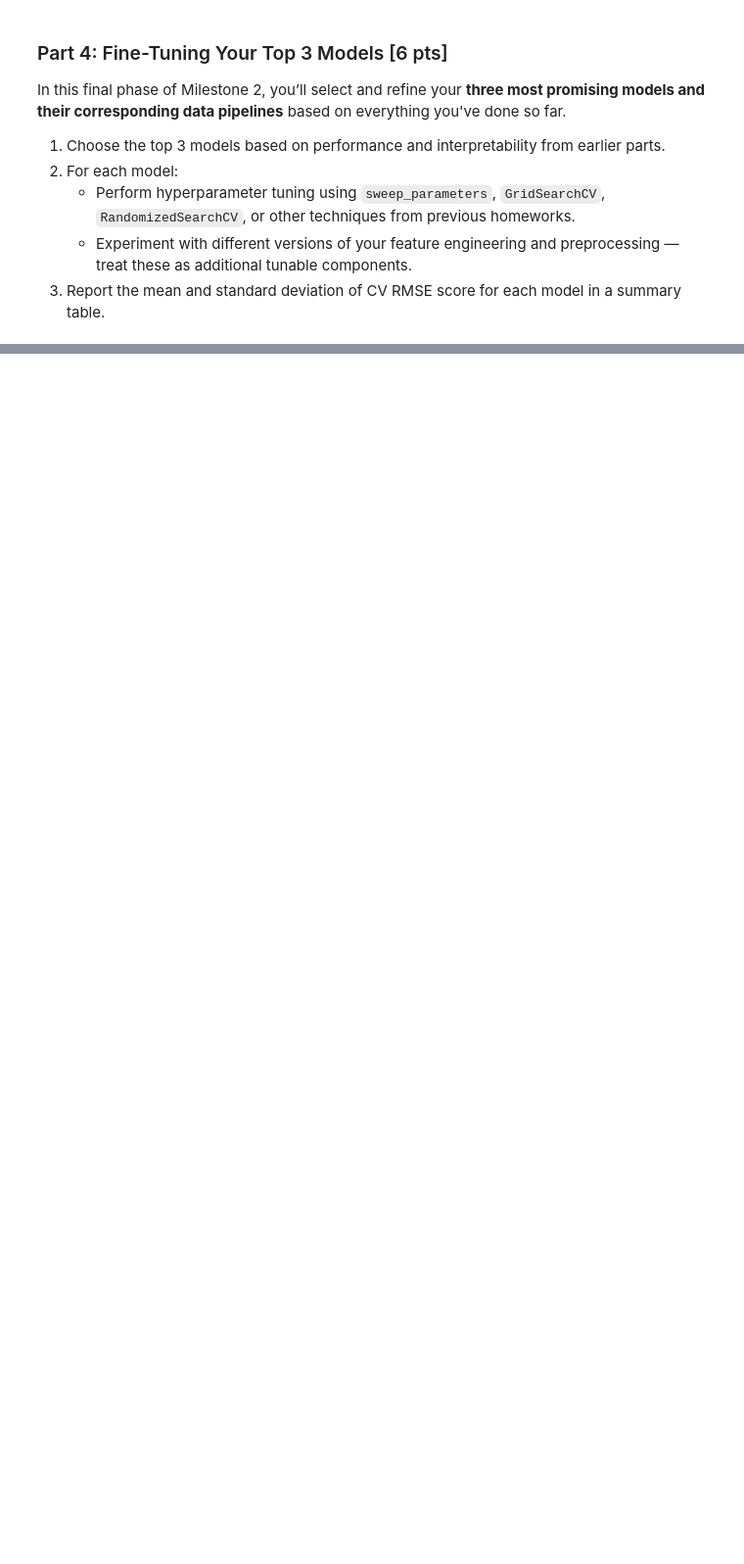
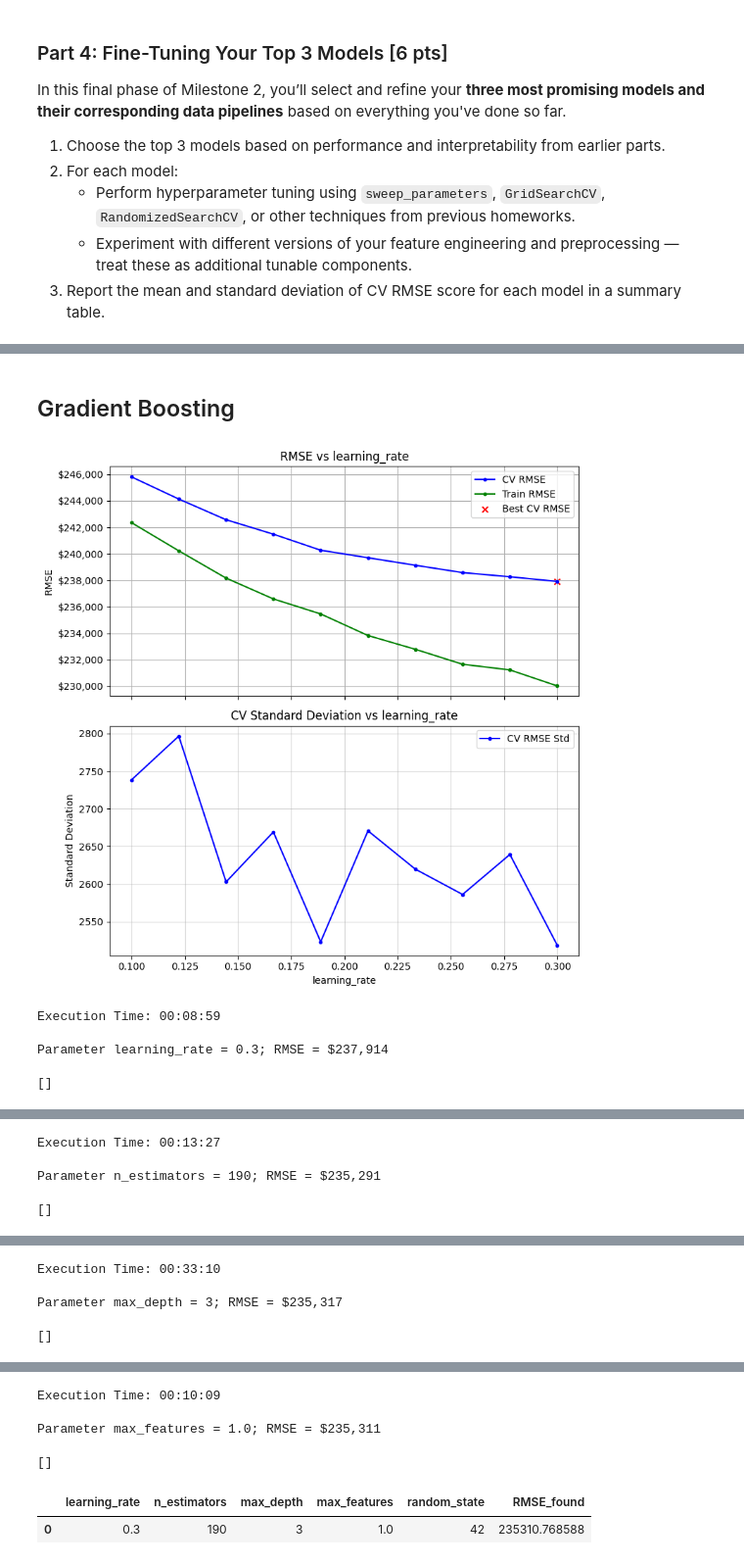
Before and after one commit to jtvon/Module-3-Assignments, a Jupyter notebook: Milestone_02.ipynb, the cells around one changed output, grey strips where cells are left out. Shown: that part at 98% size. Cells and saved outputs as stored; diff of their text form; code cells hidden in the pictures; blank space fills up the shorter version.

```diff
--- a/Milestone_02.ipynb
+++ b/Milestone_02.ipynb
@@ -278,4 +437,0 @@ def polynomial_transformation(df, column, degree):
-# %%
-pd.set_option('display.max_columns', None)
-df_transformations = df.copy()
-df_transformations.head()
@@ -403,0 +1468,3 @@ In this final phase of Milestone 2, you’ll select and refine your **three most
+# %%
+Parameters_BT = Default_Parameters_Bagging.copy()
+Parameters_BT_list = []
@@ -403,0 +1600,12 @@ In this final phase of Milestone 2, you’ll select and refine your **three most
+# %%
+# try with selected features from forward selection
+BT_features = [
+        'finishedsquarefeet12', 'regionidzip', 'finishedsquarefeet12_log_transformed',
+        'calculatedfinishedsquarefeet_log_transformed', 'yearbuilt',
+        'calculatedfinishedsquarefeet', 'lotsizesquarefeet_log_transformed',
+        'lotsizesquarefeet', 'regionidcity', 'buildingqualitytypeid',
+        'regionidneighborhood', 'bedroomcnt'
+    ]
+X_train_BT = X_train_transformed_scaled[BT_features]
+
+Parameters_BT_features = Default_Parameters_Bagging.copy()
@@ -403,0 +1692,34 @@ In this final phase of Milestone 2, you’ll select and refine your **three most
+# %% [markdown]
+## Gradient Boosting
+# %%
+Parameters_GB = Default_Parameters_GradientBoosting.copy()
+Parameters_GB_list = []
+# %%
+parameters_and_ranges_gb = [
+    ('learning_rate', np.linspace(0.1, 0.3, 10)),
+    ('n_estimators', range(100, 200, 10)),
+    ('max_depth', range(3, 12, 1)),
+    ('max_features', np.linspace(0.1, 1.0, 10))
+]
+
+for param, parameter_list in parameters_and_ranges_gb:
+    Parameters_GB = sweep_parameter(GradientBoostingRegressor,
+                                Parameters_GB,
+                                param,
+                                parameter_list,
+                                x_train  = X_train_scaled,
+                                y_train  = y_train
+                                )
+
+    print(f'\nParameter {param} = {Parameters_GB[param]}; RMSE = {dollar_format(Parameters_GB['RMSE_found'],2)}\n')
+    print(Parameters_GB_list)
+
+Parameters_GB_list.append(Parameters_GB)
+pd.DataFrame(Parameters_GB_list)
+# %% [output]
+[figure, added]
+Execution Time: 00:08:59
+
+Parameter learning_rate = 0.3; RMSE = $237,914
+
+[]
@@ -403,0 +1727,5 @@ In this final phase of Milestone 2, you’ll select and refine your **three most
+Execution Time: 00:13:27
+
+Parameter n_estimators = 190; RMSE = $235,291
+
+[]
@@ -403,0 +1733,5 @@ In this final phase of Milestone 2, you’ll select and refine your **three most
+Execution Time: 00:33:10
+
+Parameter max_depth = 3; RMSE = $235,317
+
+[]
@@ -403,0 +1739,7 @@ In this final phase of Milestone 2, you’ll select and refine your **three most
+Execution Time: 00:10:09
+
+Parameter max_features = 1.0; RMSE = $235,311
+
+[]
+|  | learning_rate | n_estimators | max_depth | max_features | random_state | RMSE_found |
+| 0 | 0.3 | 190 | 3 | 1.0 | 42 | 235310.768588 |
```
Also changed, not shown: parts of 83 cells of this notebook, 1 other file.
